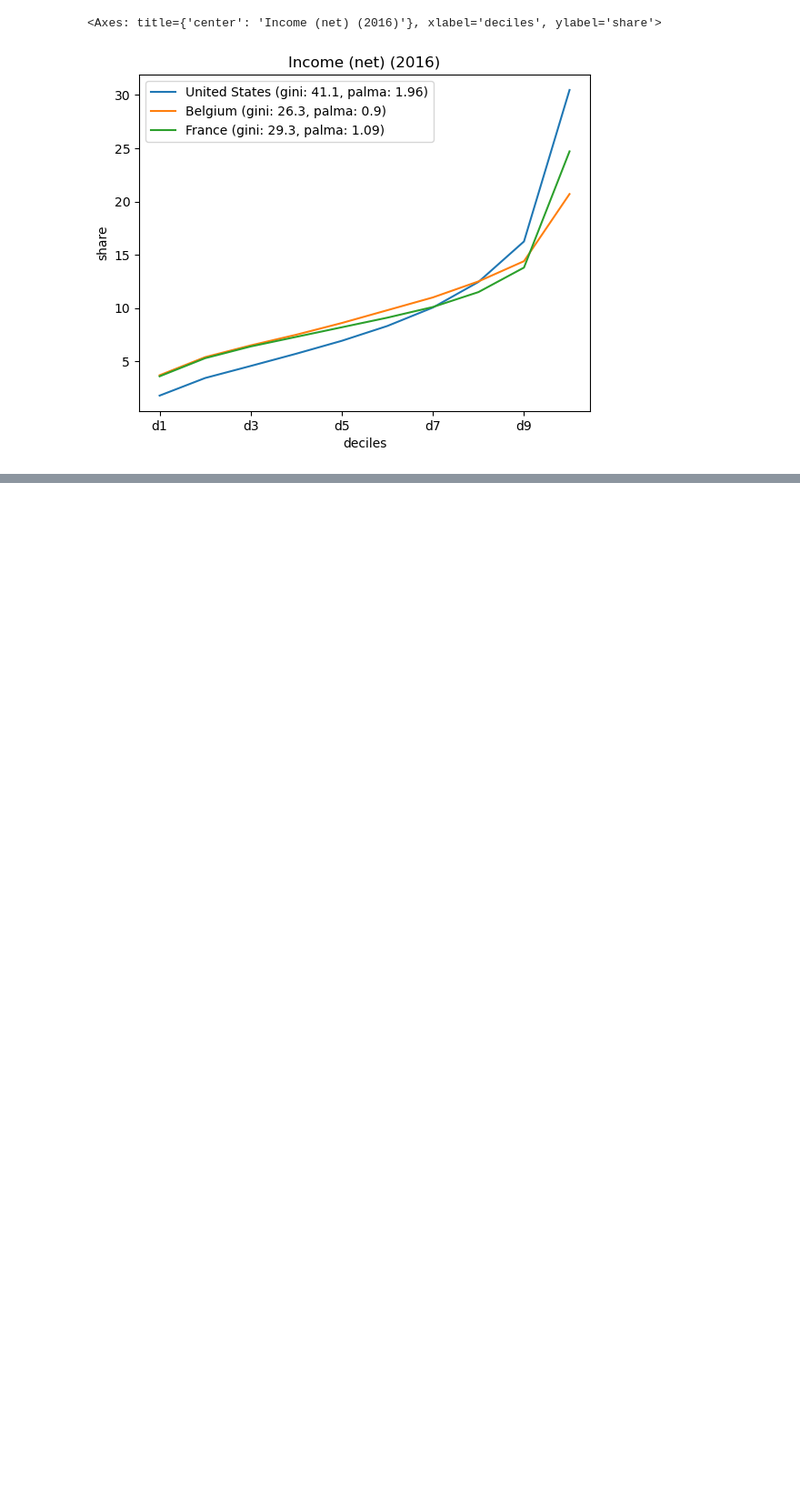
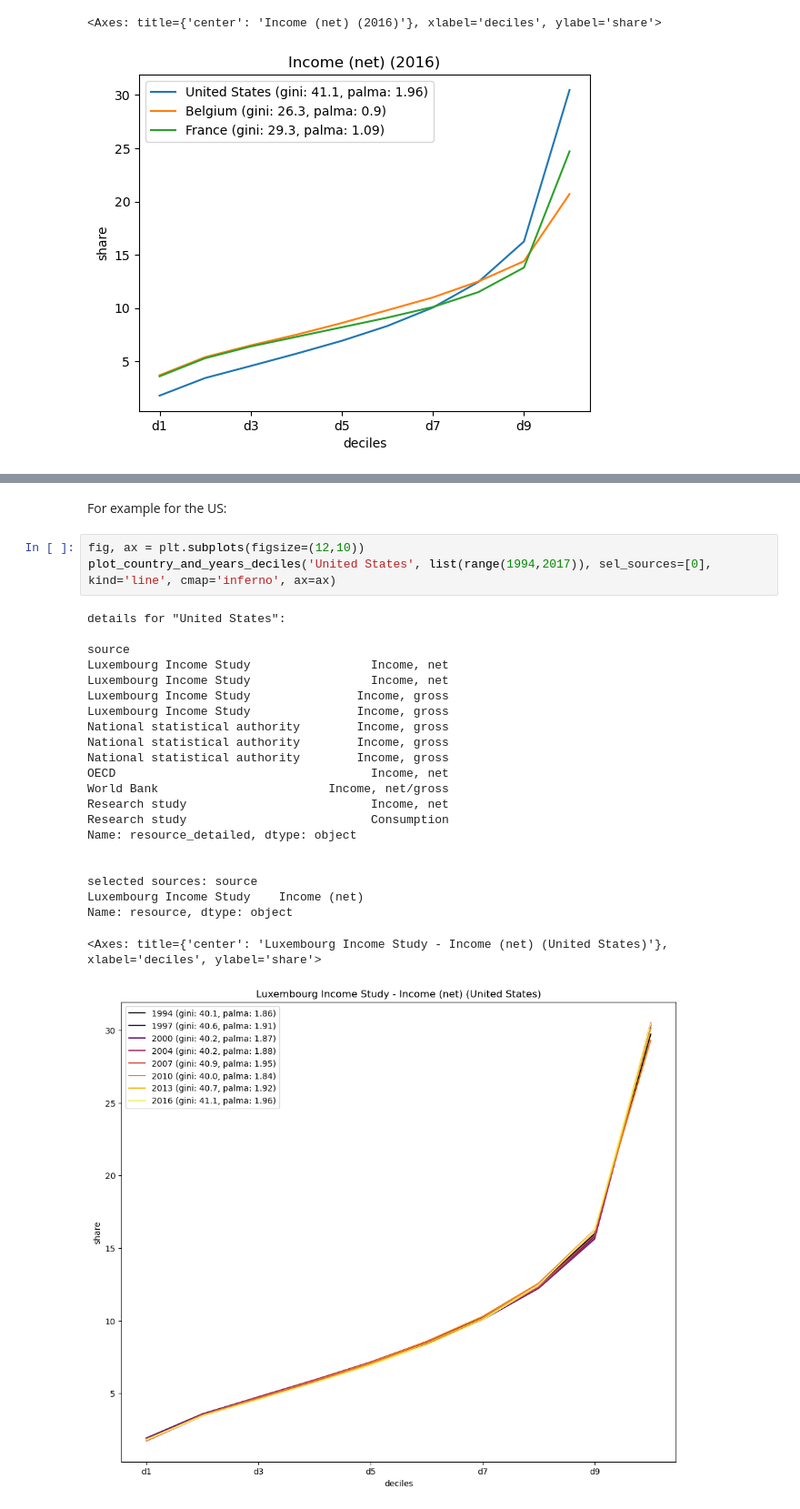
Before and after one commit to jodemaey/econoplay, a Jupyter notebook: plot_income_deciles.ipynb, the cells around one changed output, grey strips where cells are left out. Shown at 91% size. Drawn from its saved outputs; the diff is of its cells as text; blank space fills up the shorter version.

```diff
--- a/plot_income_deciles.ipynb
+++ b/plot_income_deciles.ipynb
@@ -306,0 +307,28 @@ Name: resource, dtype: object
+# %% [markdown]
+For example for the US:
+# %%
+fig, ax = plt.subplots(figsize=(12,10))
+plot_country_and_years_deciles('United States', list(range(1994,2017)), sel_sources=[0], kind='line', cmap='inferno', ax=ax)
+# %% [output]
+details for "United States":
+
+source
+Luxembourg Income Study                 Income, net
+Luxembourg Income Study                 Income, net
+Luxembourg Income Study               Income, gross
+Luxembourg Income Study               Income, gross
+National statistical authority        Income, gross
+National statistical authority        Income, gross
+National statistical authority        Income, gross
+OECD                                    Income, net
+World Bank                        Income, net/gross
+Research study                          Income, net
+Research study                          Consumption
+Name: resource_detailed, dtype: object
+
+
+selected sources: source
+Luxembourg Income Study    Income (net)
+Name: resource, dtype: object
+<Axes: title={'center': 'Luxembourg Income Study - Income (net) (United States)'}, xlabel='deciles', ylabel='share'>
+[figure, added]
```
Also changed, not shown: parts of 27 cells of this notebook, 1 other file.
